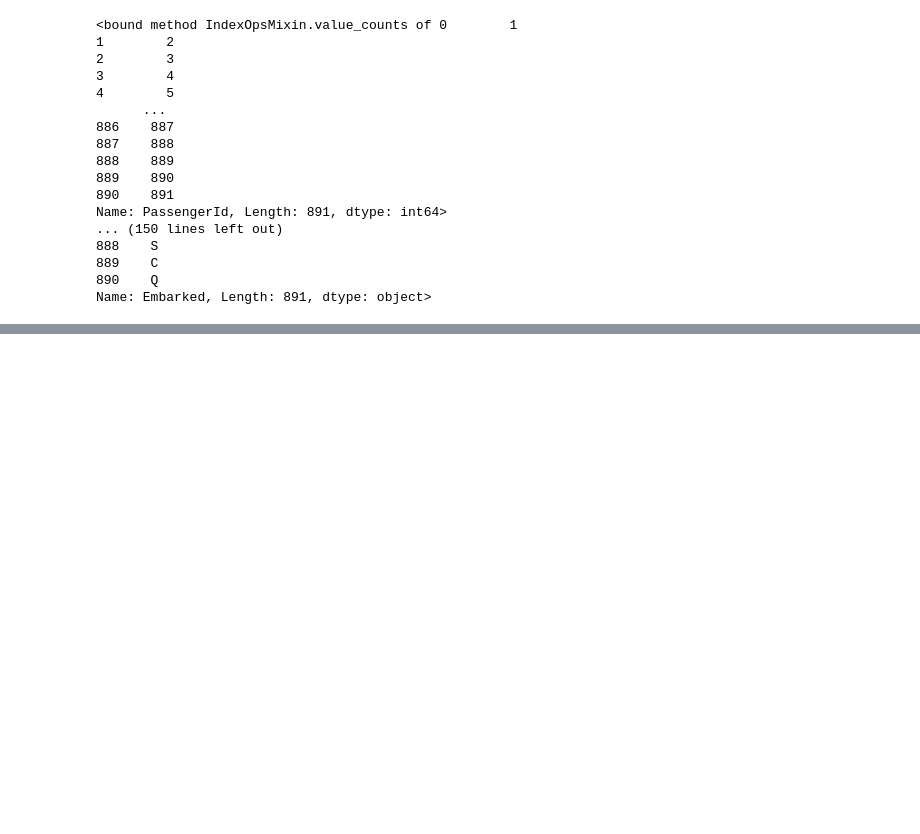
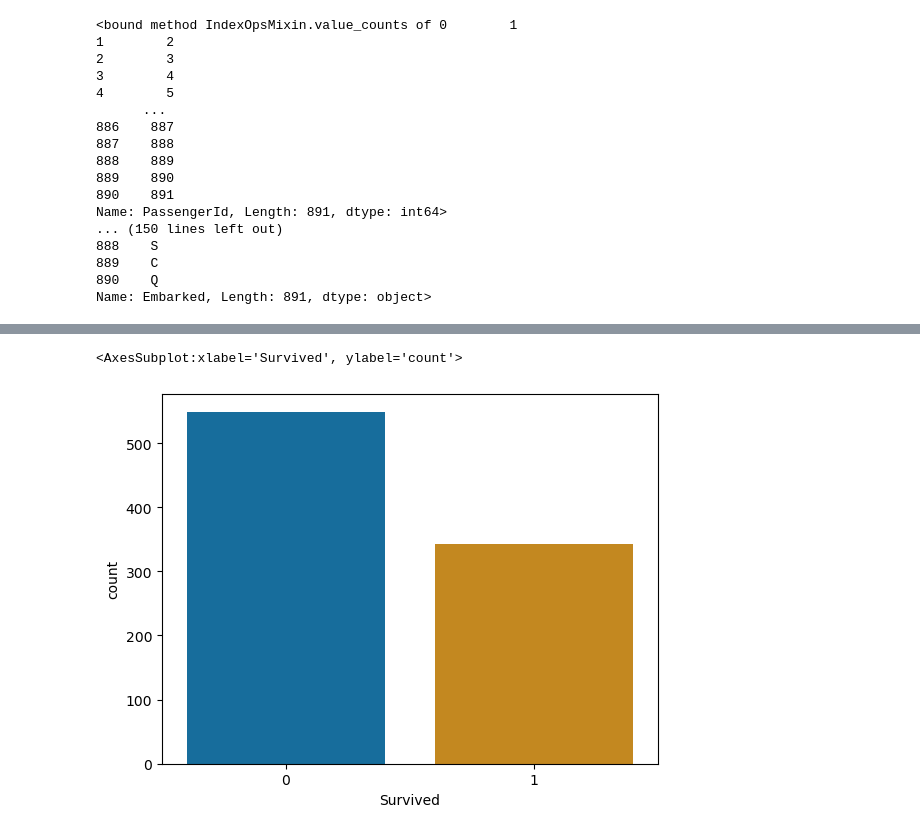
Before and after one commit to rzt1995/Internship, a Jupyter notebook: Practice_project_2.ipynb, the cells around one changed output, grey strips where cells are left out. Saved outputs shown, nothing was run; the diff lists cells and outputs as text; code cells hidden in the pictures; blank space fills up the shorter version.

```diff
--- a/Practice_project_2.ipynb
+++ b/Practice_project_2.ipynb
@@ -1173,0 +1335,5 @@ Name: Embarked, Length: 891, dtype: object>
+# %%
+sns.countplot(df['Survived'],palette='colorblind')
+# %% [output]
+<AxesSubplot:xlabel='Survived', ylabel='count'>
+[figure, added]
```
Also changed, not shown: parts of 59 cells of this notebook.
